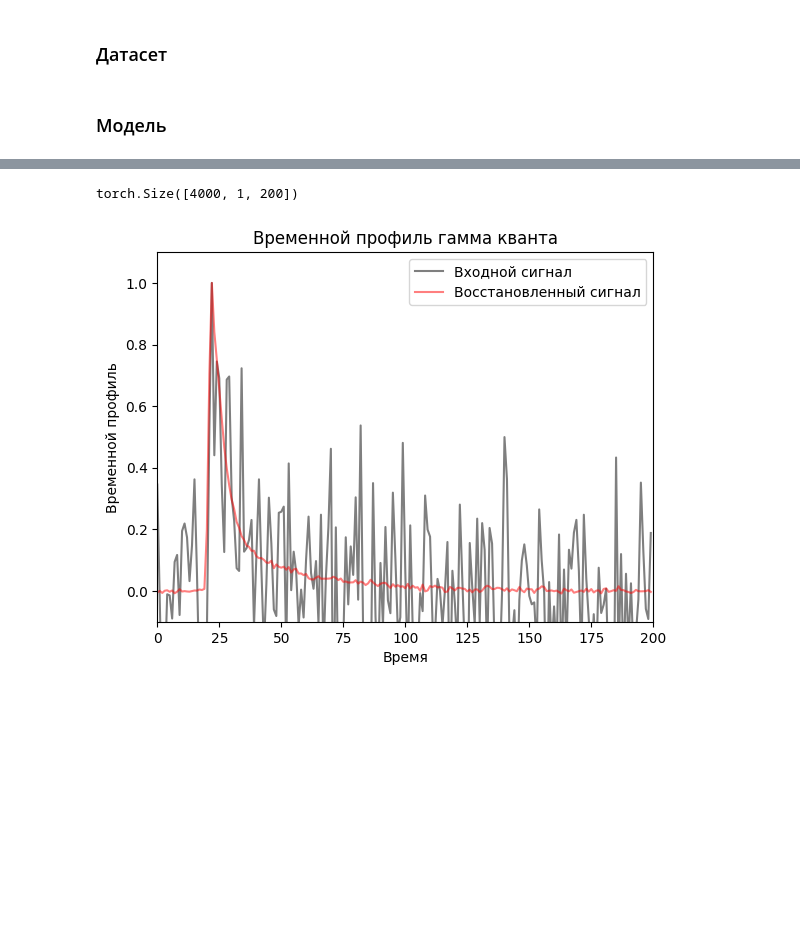
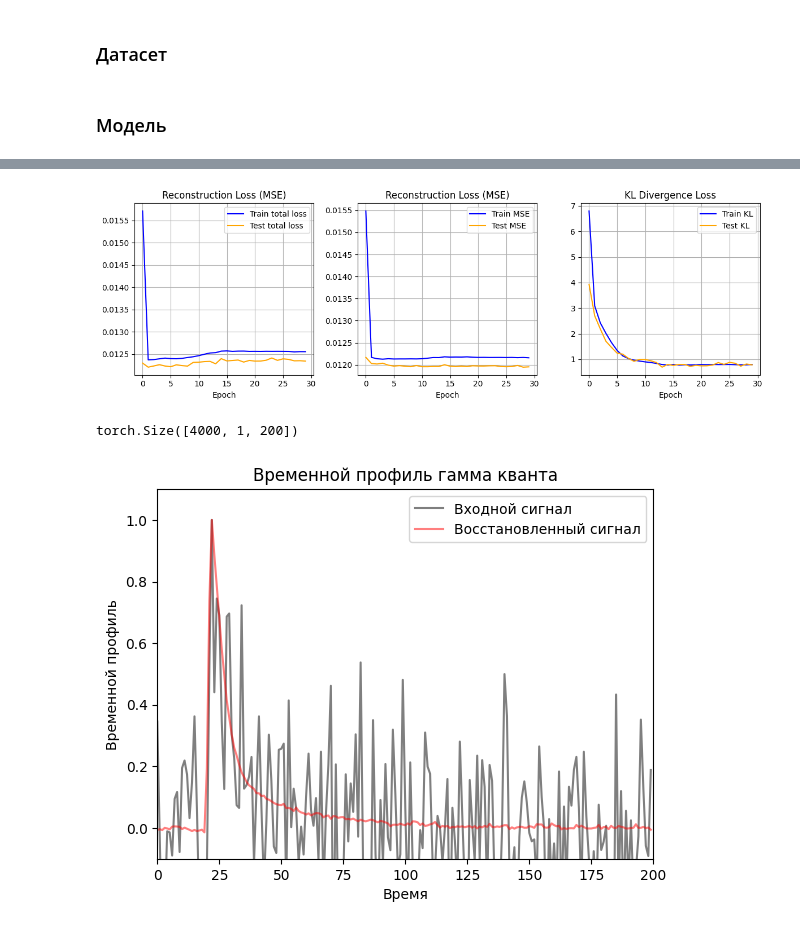
Before and after one commit to ilyalapin99/pulse_shape_descrimination, a Jupyter notebook: encoder_decoder_new.ipynb, the cells around one changed output, grey strips where cells are left out. Cells and saved outputs as stored; diff of their text form; code cells hidden in the pictures; blank space fills up the shorter version.

```diff
--- a/encoder_decoder_new.ipynb
+++ b/encoder_decoder_new.ipynb
@@ -133,3 +143,40 @@ plt.show()
+# %%
+import matplotlib.pyplot as plt
+
+plt.figure(figsize=(12, 4))
+
+# 1. Reconstruction Loss (насколько точно восстанавливается форма импульса)
+plt.subplot(1, 3, 2)
+plt.plot(history_of_learn['train_recon_loss'], label='Train MSE', color='blue')
+plt.plot(history_of_learn['test_recon_loss'], label='Test MSE', color='orange')
+plt.title('Reconstruction Loss (MSE)')
+plt.xlabel('Epoch')
+plt.legend()
+plt.grid(True)
+
+# 2. KL Loss (структурирование латентного пространства)
+
+plt.subplot(1, 3, 3)
+plt.plot(history_of_learn['train_kl_loss'], label='Train KL', color='blue')
+plt.plot(history_of_learn['test_kl_loss'], label='Test KL', color='orange')
+plt.title('KL Divergence Loss')
+plt.xlabel('Epoch')
+plt.legend()
+plt.grid(True)
+
+
+plt.subplot(1, 3, 1)
+plt.plot(history_of_learn['train_loss'], label='Train total loss', color='blue')
+plt.plot(history_of_learn['test_loss'], label='Test total loss', color='orange')
+plt.title('Reconstruction Loss (MSE)')
+plt.xlabel('Epoch')
+plt.legend()
+plt.grid(True)
+
+plt.tight_layout()
+plt.show()
+# %% [output]
+[figure, added]
 # %%
 data = pd.DataFrame(columns=['latent_vectors', 'whole_energy', 'psd', 'type'])
 # %%
```
Also changed, not shown: parts of 15 cells of this notebook, 2 other files.
